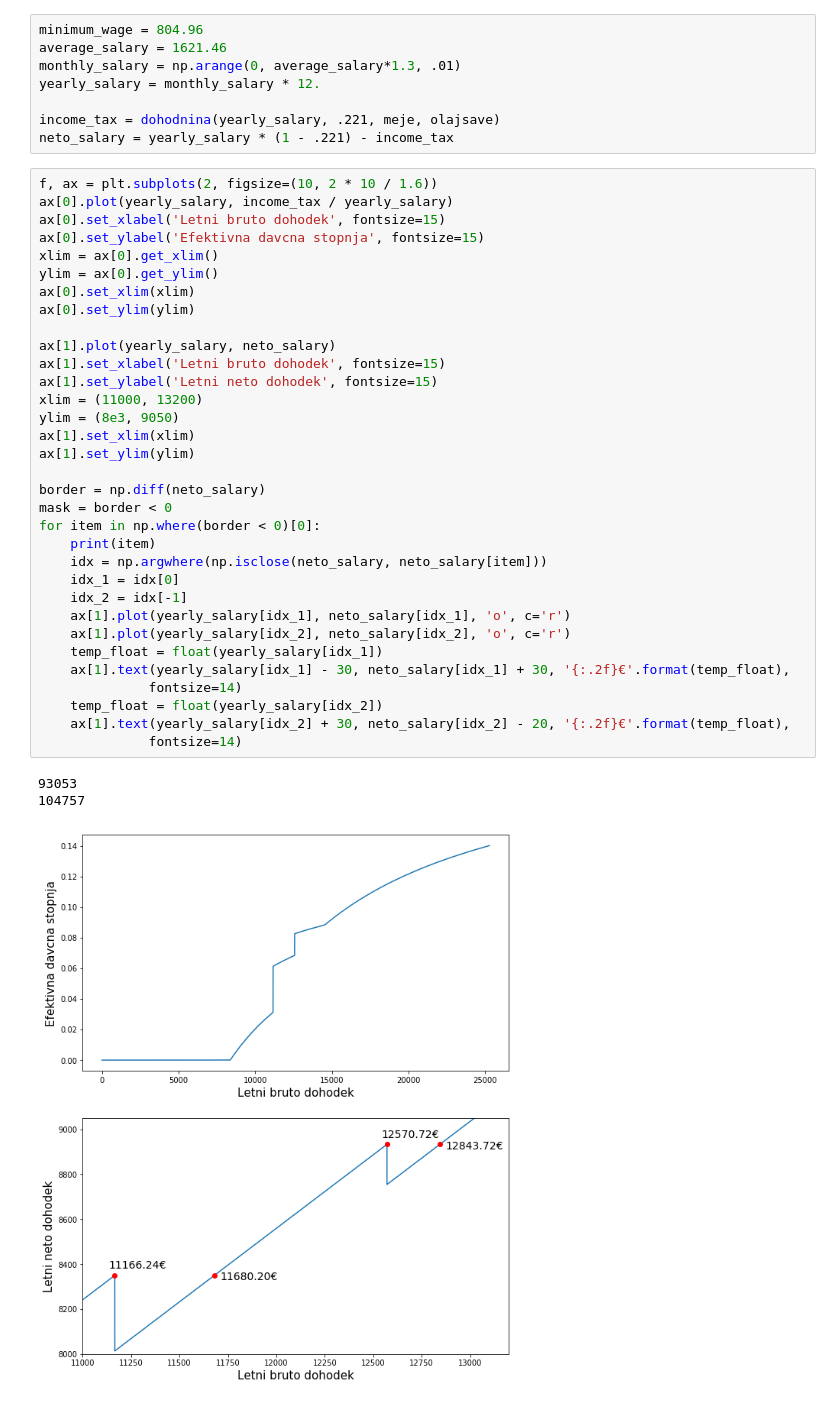
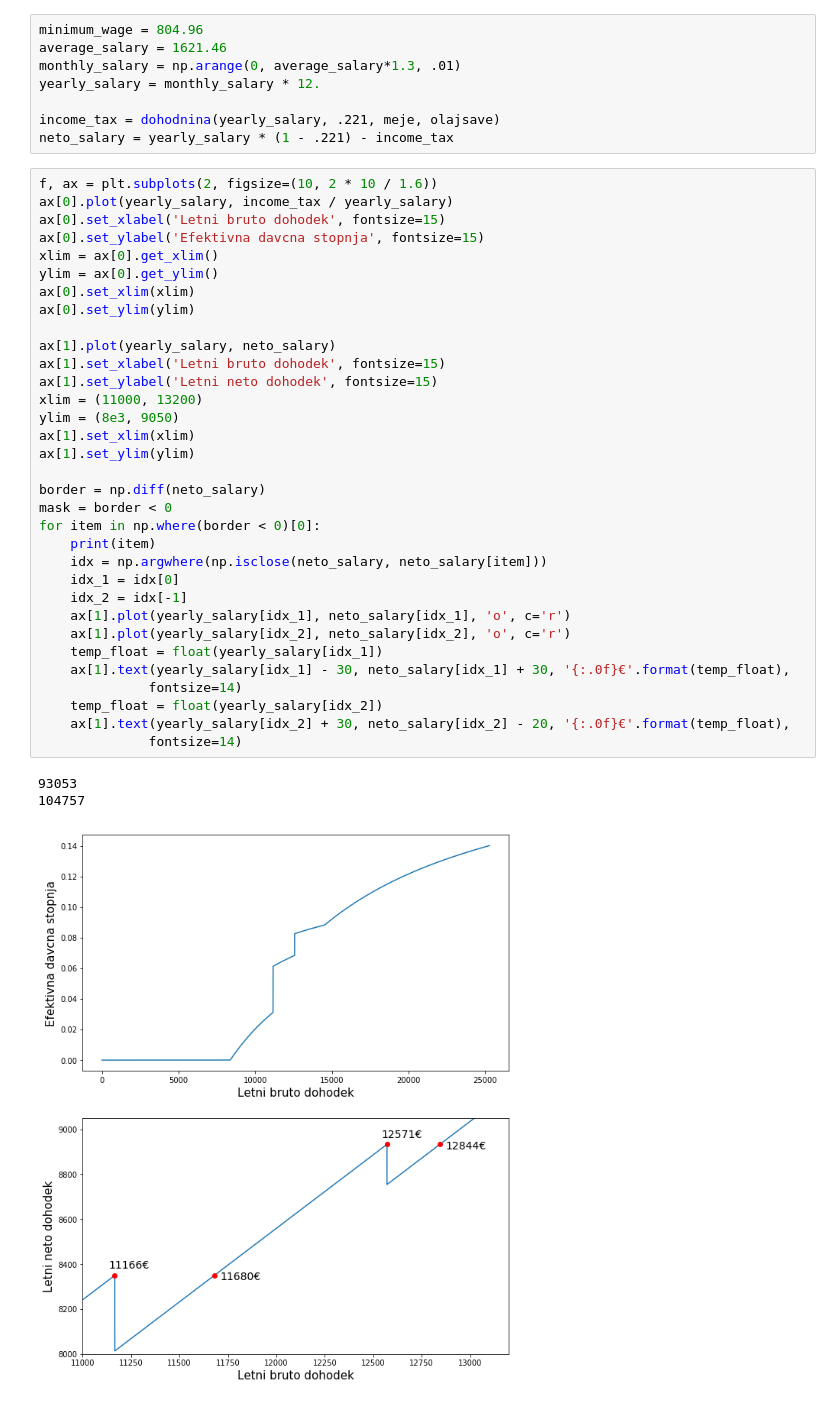
Before and after one commit to Migelo/Slovenian_tax_brackets, a Jupyter notebook: tax_brackets.ipynb, the cells around one changed output. Cells and saved outputs as stored; diff of their text form.

```diff
--- a/tax_brackets.ipynb
+++ b/tax_brackets.ipynb
@@ -68,33 +68,33 @@ ax[0].set_xlabel('Letni bruto dohodek', fontsize=15)
 ax[0].set_ylabel('Efektivna davcna stopnja', fontsize=15)
 xlim = ax[0].get_xlim()
 ylim = ax[0].get_ylim()
 ax[0].set_xlim(xlim)
 ax[0].set_ylim(ylim)
 
 ax[1].plot(yearly_salary, neto_salary)
 ax[1].set_xlabel('Letni bruto dohodek', fontsize=15)
 ax[1].set_ylabel('Letni neto dohodek', fontsize=15)
 xlim = (11000, 13200)
 ylim = (8e3, 9050)
 ax[1].set_xlim(xlim)
 ax[1].set_ylim(ylim)
 
 border = np.diff(neto_salary)
 mask = border < 0
 for item in np.where(border < 0)[0]:
     print(item)
     idx = np.argwhere(np.isclose(neto_salary, neto_salary[item]))
     idx_1 = idx[0]
     idx_2 = idx[-1]
     ax[1].plot(yearly_salary[idx_1], neto_salary[idx_1], 'o', c='r')
     ax[1].plot(yearly_salary[idx_2], neto_salary[idx_2], 'o', c='r')
     temp_float = float(yearly_salary[idx_1])
-    ax[1].text(yearly_salary[idx_1] - 30, neto_salary[idx_1] + 30, '{:.2f}€'.format(temp_float),
+    ax[1].text(yearly_salary[idx_1] - 30, neto_salary[idx_1] + 30, '{:.0f}€'.format(temp_float),
               fontsize=14)
     temp_float = float(yearly_salary[idx_2])
-    ax[1].text(yearly_salary[idx_2] + 30, neto_salary[idx_2] - 20, '{:.2f}€'.format(temp_float),
+    ax[1].text(yearly_salary[idx_2] + 30, neto_salary[idx_2] - 20, '{:.0f}€'.format(temp_float),
               fontsize=14)
 # %% [output]
 93053
 104757
-[figure, old version]
+[figure, new version]
```
